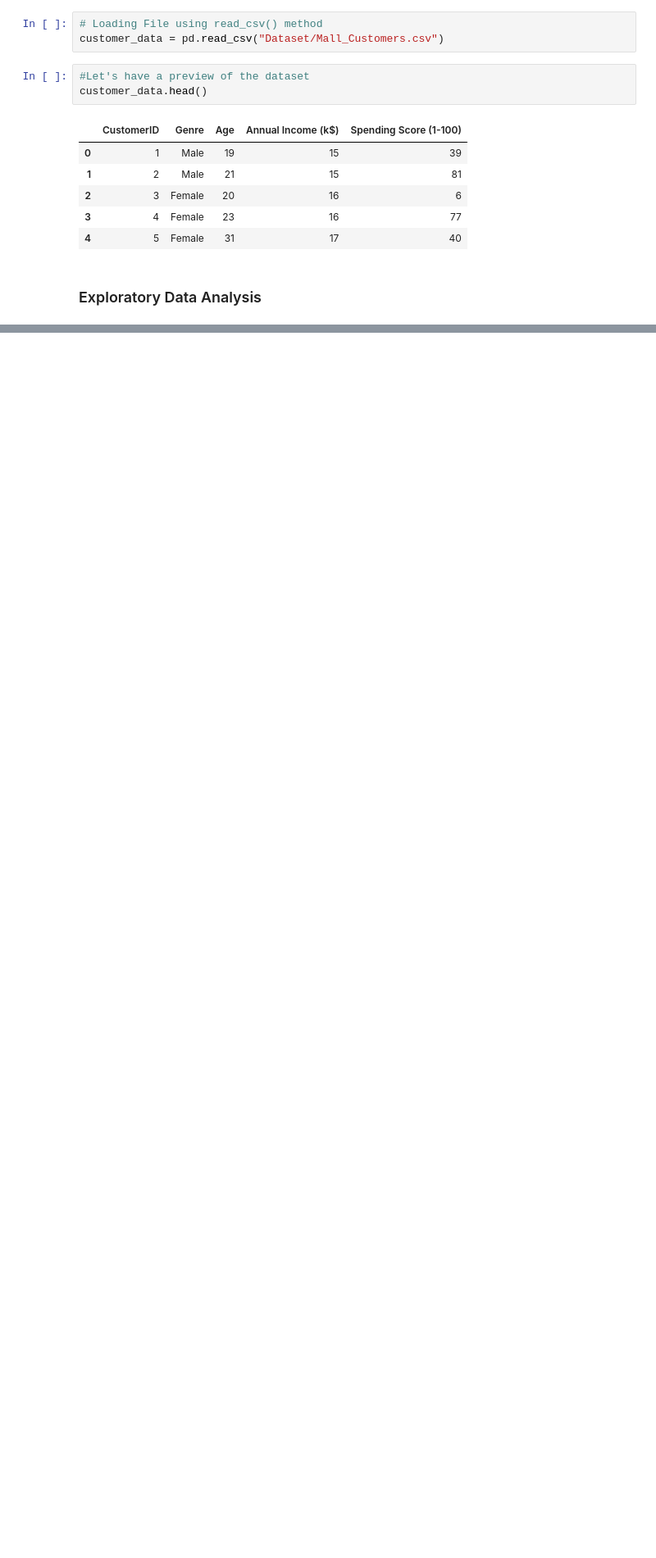
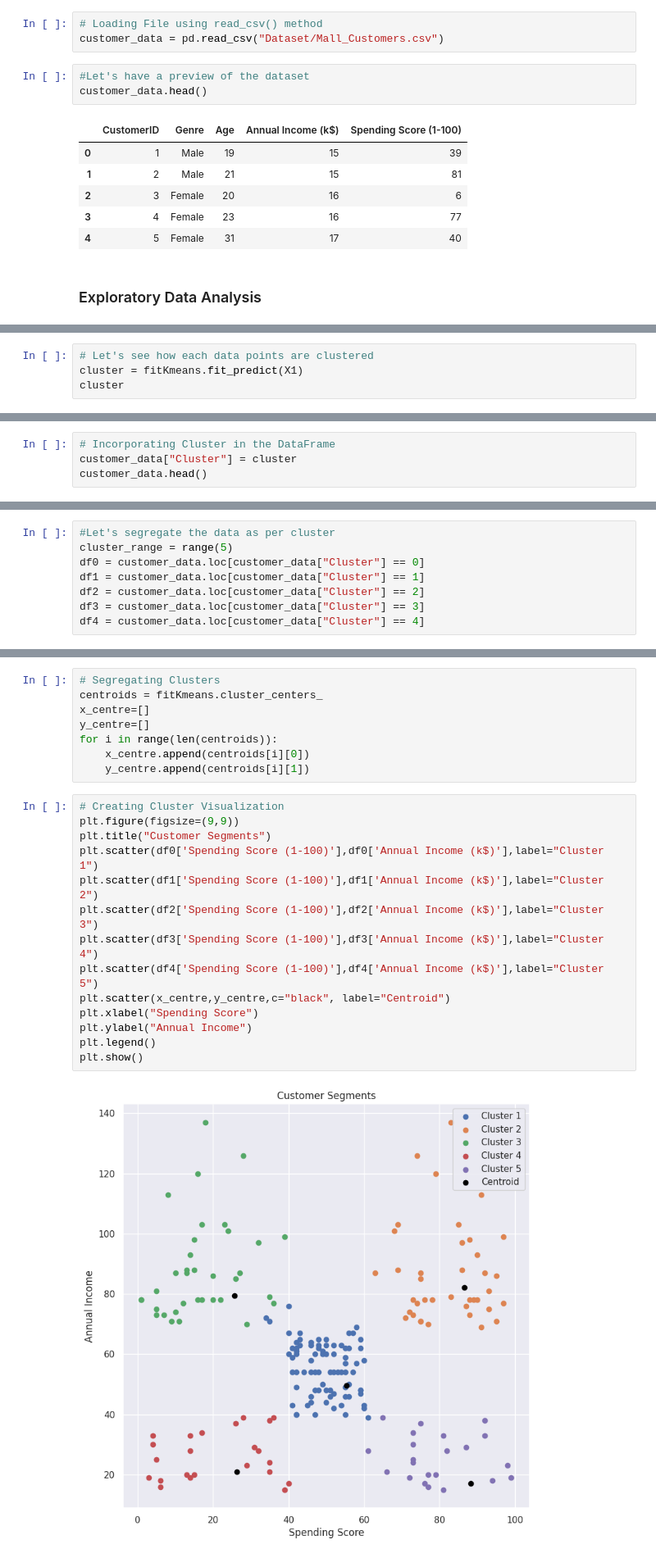
Before and after one commit to pb319/Segment-Stream, a Jupyter notebook: CustSegment.ipynb, the cells around one changed output, grey strips where cells are left out. Shown at 82% size. Saved outputs shown, nothing was run; the diff lists cells and outputs as text; blank space fills up the shorter version.

```diff
--- a/CustSegment.ipynb
+++ b/CustSegment.ipynb
@@ -25,0 +120,4 @@ customer_data.head()
+# %%
+# Let's see how each data points are clustered
+cluster = fitKmeans.fit_predict(X1)
+cluster
@@ -25,0 +137,4 @@ customer_data.head()
+# %%
+# Incorporating Cluster in the DataFrame
+customer_data["Cluster"] = cluster
+customer_data.head()
@@ -25,0 +148,8 @@ customer_data.head()
+# %%
+#Let's segregate the data as per cluster
+cluster_range = range(5)
+df0 = customer_data.loc[customer_data["Cluster"] == 0]
+df1 = customer_data.loc[customer_data["Cluster"] == 1]
+df2 = customer_data.loc[customer_data["Cluster"] == 2]
+df3 = customer_data.loc[customer_data["Cluster"] == 3]
+df4 = customer_data.loc[customer_data["Cluster"] == 4]
@@ -25,0 +162,24 @@ customer_data.head()
+# %%
+# Segregating Clusters
+centroids = fitKmeans.cluster_centers_
+x_centre=[]
+y_centre=[]
+for i in range(len(centroids)):
+    x_centre.append(centroids[i][0])
+    y_centre.append(centroids[i][1])
+# %%
+# Creating Cluster Visualization
+plt.figure(figsize=(9,9))
+plt.title("Customer Segments")
+plt.scatter(df0['Spending Score (1-100)'],df0['Annual Income (k$)'],label="Cluster 1")
+plt.scatter(df1['Spending Score (1-100)'],df1['Annual Income (k$)'],label="Cluster 2")
+plt.scatter(df2['Spending Score (1-100)'],df2['Annual Income (k$)'],label="Cluster 3")
+plt.scatter(df3['Spending Score (1-100)'],df3['Annual Income (k$)'],label="Cluster 4")
+plt.scatter(df4['Spending Score (1-100)'],df4['Annual Income (k$)'],label="Cluster 5")
+plt.scatter(x_centre,y_centre,c="black", label="Centroid")
+plt.xlabel("Spending Score")
+plt.ylabel("Annual Income")
+plt.legend()
+plt.show()
+# %% [output]
+[figure, added]
```
Also changed, not shown: parts of 19 cells of this notebook.
